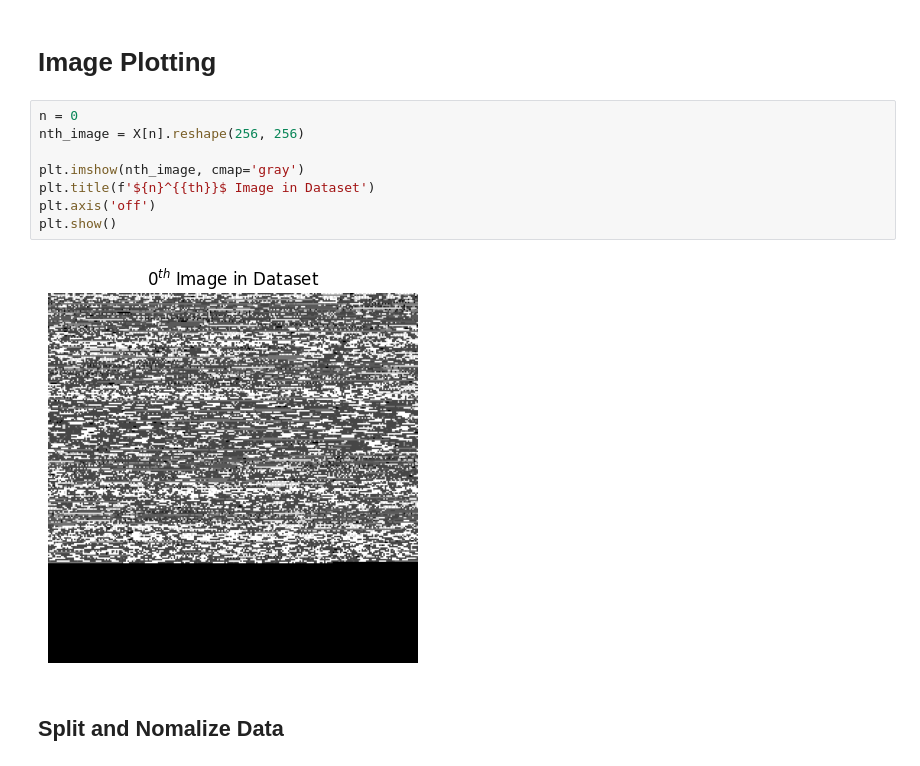
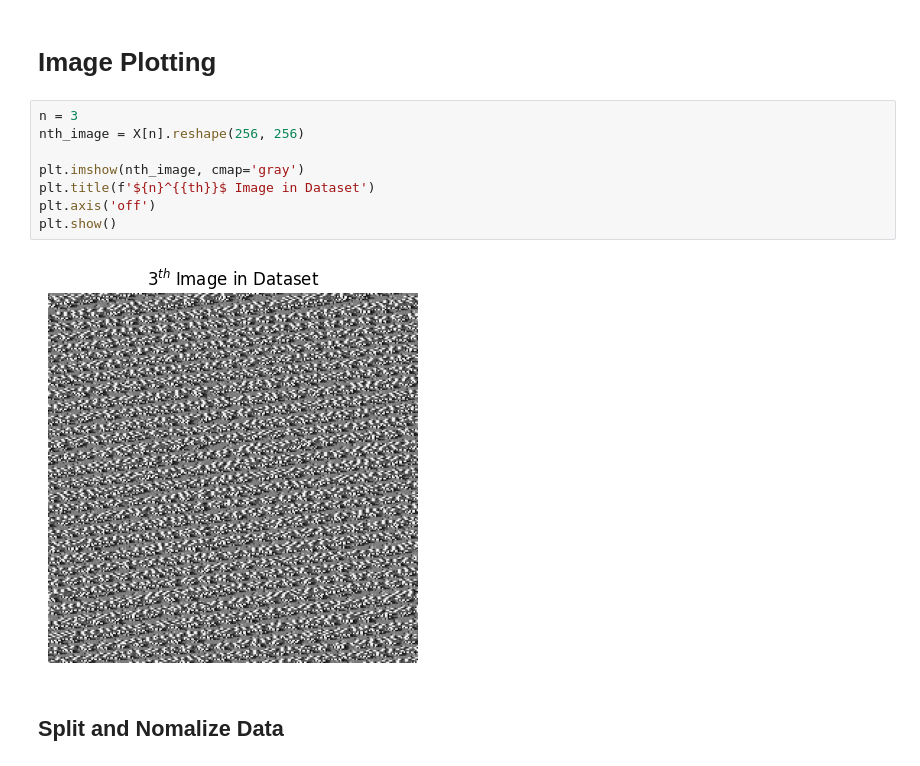
Before and after one commit to PGHOON/CryptoGuard, a Jupyter notebook: CNN/CNN.ipynb, the cells around one changed output. Saved outputs shown, nothing was run; the diff lists cells and outputs as text.

```diff
--- a/CNN/CNN.ipynb
+++ b/CNN/CNN.ipynb
@@ -58,15 +58,15 @@ X, y = load_data(DATASET_DIR)
 # %% [markdown]
 # Image Plotting
 # %%
-n = 0
+n = 3
 nth_image = X[n].reshape(256, 256)
 
 plt.imshow(nth_image, cmap='gray')
 plt.title(f'${n}^{{th}}$ Image in Dataset')
 plt.axis('off')
 plt.show()
 # %% [output]
-[figure, old version]
+[figure, new version]
 # %% [markdown]
 ## Split and Nomalize Data
 # %%
```
Also changed, not shown: parts of 8 cells of this notebook, 5 other files.
